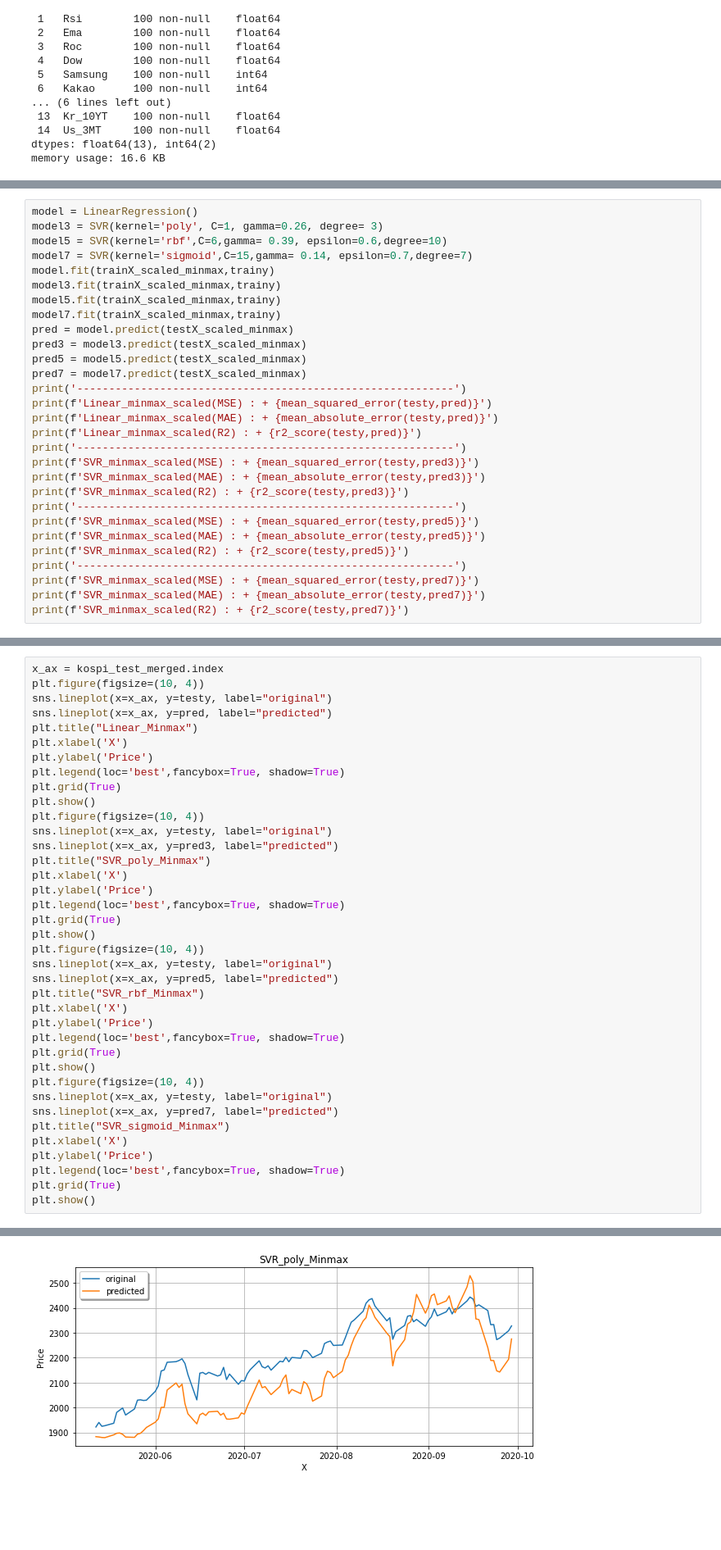
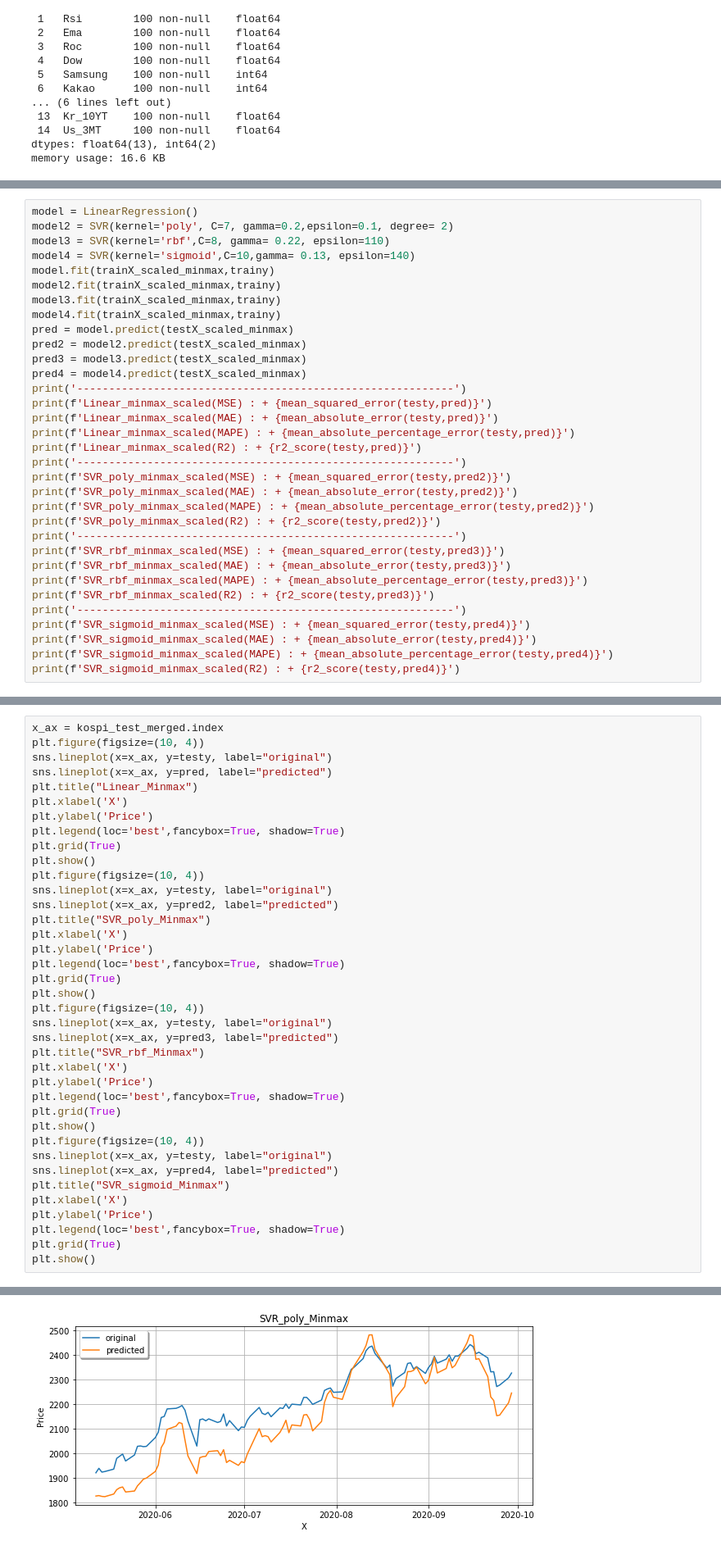
Before and after one commit to DongGuk-Seo/Yeardream, a Jupyter notebook: Project_Modeling/Project_Kospi_Price_Prediction.ipynb, the cells around one changed output, grey strips where cells are left out. Shown at 82% size. Cells and saved outputs as stored; diff of their text form; blank space fills up the shorter version.

```diff
--- a/Project_Modeling/Project_Kospi_Price_Prediction.ipynb
+++ b/Project_Modeling/Project_Kospi_Price_Prediction.ipynb
@@ -618,31 +636,35 @@ for kernel in kernels:
 # %%
 model = LinearRegression()
-model3 = SVR(kernel='poly', C=1, gamma=0.26, degree= 3)
-model5 = SVR(kernel='rbf',C=6,gamma= 0.39, epsilon=0.6,degree=10)
-model7 = SVR(kernel='sigmoid',C=15,gamma= 0.14, epsilon=0.7,degree=7)
+model2 = SVR(kernel='poly', C=7, gamma=0.2,epsilon=0.1, degree= 2)
+model3 = SVR(kernel='rbf',C=8, gamma= 0.22, epsilon=110)
+model4 = SVR(kernel='sigmoid',C=10,gamma= 0.13, epsilon=140)
 model.fit(trainX_scaled_minmax,trainy)
+model2.fit(trainX_scaled_minmax,trainy)
 model3.fit(trainX_scaled_minmax,trainy)
-model5.fit(trainX_scaled_minmax,trainy)
-model7.fit(trainX_scaled_minmax,trainy)
+model4.fit(trainX_scaled_minmax,trainy)
 pred = model.predict(testX_scaled_minmax)
+pred2 = model2.predict(testX_scaled_minmax)
 pred3 = model3.predict(testX_scaled_minmax)
-pred5 = model5.predict(testX_scaled_minmax)
-pred7 = model7.predict(testX_scaled_minmax)
+pred4 = model4.predict(testX_scaled_minmax)
 print('-----------------------------------------------------------')
 print(f'Linear_minmax_scaled(MSE) : + {mean_squared_error(testy,pred)}')
 print(f'Linear_minmax_scaled(MAE) : + {mean_absolute_error(testy,pred)}')
+print(f'Linear_minmax_scaled(MAPE) : + {mean_absolute_percentage_error(testy,pred)}')
 print(f'Linear_minmax_scaled(R2) : + {r2_score(testy,pred)}')
 print('-----------------------------------------------------------')
-print(f'SVR_minmax_scaled(MSE) : + {mean_squared_error(testy,pred3)}')
-print(f'SVR_minmax_scaled(MAE) : + {mean_absolute_error(testy,pred3)}')
-print(f'SVR_minmax_scaled(R2) : + {r2_score(testy,pred3)}')
+print(f'SVR_poly_minmax_scaled(MSE) : + {mean_squared_error(testy,pred2)}')
+print(f'SVR_poly_minmax_scaled(MAE) : + {mean_absolute_error(testy,pred2)}')
+print(f'SVR_poly_minmax_scaled(MAPE) : + {mean_absolute_percentage_error(testy,pred2)}')
+print(f'SVR_poly_minmax_scaled(R2) : + {r2_score(testy,pred2)}')
 print('-----------------------------------------------------------')
-print(f'SVR_minmax_scaled(MSE) : + {mean_squared_error(testy,pred5)}')
-print(f'SVR_minmax_scaled(MAE) : + {mean_absolute_error(testy,pred5)}')
-print(f'SVR_minmax_scaled(R2) : + {r2_score(testy,pred5)}')
+print(f'SVR_rbf_minmax_scaled(MSE) : + {mean_squared_error(testy,pred3)}')
+print(f'SVR_rbf_minmax_scaled(MAE) : + {mean_absolute_error(testy,pred3)}')
+print(f'SVR_rbf_minmax_scaled(MAPE) : + {mean_absolute_percentage_error(testy,pred3)}')
+print(f'SVR_rbf_minmax_scaled(R2) : + {r2_score(testy,pred3)}')
 print('-----------------------------------------------------------')
-print(f'SVR_minmax_scaled(MSE) : + {mean_squared_error(testy,pred7)}')
-print(f'SVR_minmax_scaled(MAE) : + {mean_absolute_error(testy,pred7)}')
-print(f'SVR_minmax_scaled(R2) : + {r2_score(testy,pred7)}')
+print(f'SVR_sigmoid_minmax_scaled(MSE) : + {mean_squared_error(testy,pred4)}')
+print(f'SVR_sigmoid_minmax_scaled(MAE) : + {mean_absolute_error(testy,pred4)}')
+print(f'SVR_sigmoid_minmax_scaled(MAPE) : + {mean_absolute_percentage_error(testy,pred4)}')
+print(f'SVR_sigmoid_minmax_scaled(R2) : + {r2_score(testy,pred4)}')
 # %% [output]
 -----------------------------------------------------------
@@ -671,34 +697,34 @@ plt.xlabel('X')
 plt.ylabel('Price')
 plt.legend(loc='best',fancybox=True, shadow=True)
 plt.grid(True)
 plt.show()
 plt.figure(figsize=(10, 4))
 sns.lineplot(x=x_ax, y=testy, label="original")
-sns.lineplot(x=x_ax, y=pred3, label="predicted")
+sns.lineplot(x=x_ax, y=pred2, label="predicted")
 plt.title("SVR_poly_Minmax")
 plt.xlabel('X')
 plt.ylabel('Price')
 plt.legend(loc='best',fancybox=True, shadow=True)
 plt.grid(True)
 plt.show()
 plt.figure(figsize=(10, 4))
 sns.lineplot(x=x_ax, y=testy, label="original")
-sns.lineplot(x=x_ax, y=pred5, label="predicted")
+sns.lineplot(x=x_ax, y=pred3, label="predicted")
 plt.title("SVR_rbf_Minmax")
 plt.xlabel('X')
 plt.ylabel('Price')
 plt.legend(loc='best',fancybox=True, shadow=True)
 plt.grid(True)
 plt.show()
 plt.figure(figsize=(10, 4))
 sns.lineplot(x=x_ax, y=testy, label="original")
-sns.lineplot(x=x_ax, y=pred7, label="predicted")
+sns.lineplot(x=x_ax, y=pred4, label="predicted")
 plt.title("SVR_sigmoid_Minmax")
 plt.xlabel('X')
 plt.ylabel('Price')
 plt.legend(loc='best',fancybox=True, shadow=True)
 plt.grid(True)
 plt.show()
 # %% [output]
 [figure]
-[figure, old version]
+[figure, new version]
```
Also changed, not shown: parts of 27 cells of this notebook.
